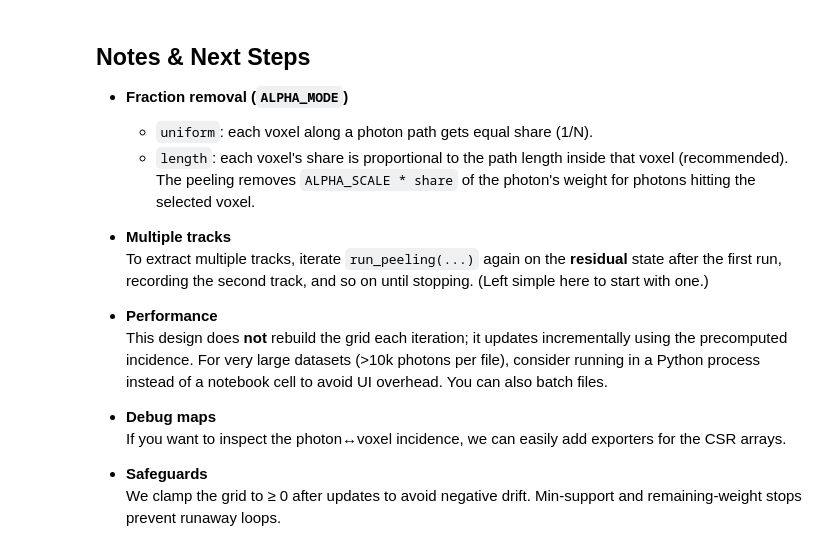
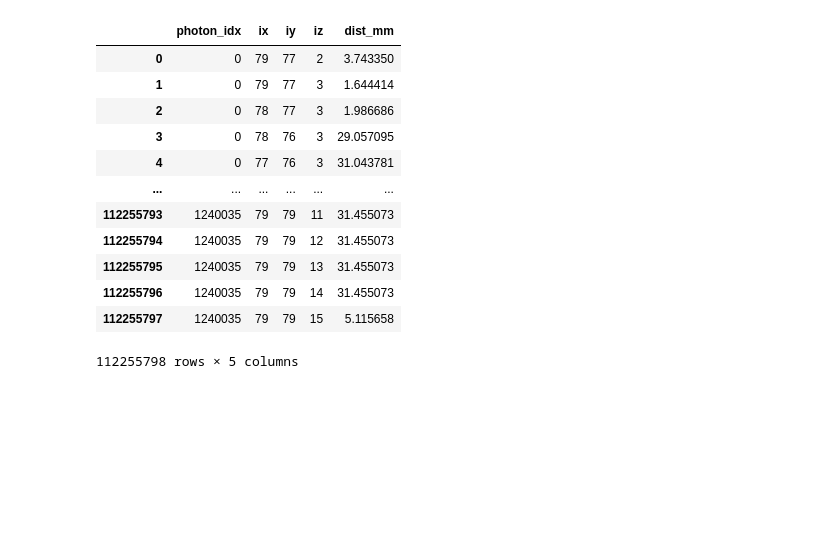
Before and after one commit to Noah-Everett/DSPS-Detector, a Jupyter notebook: analysis/trackAnalysis_noTime_greedy.ipynb, the cells around one changed output. Saved outputs shown, nothing was run; the diff lists cells and outputs as text; code cells hidden in the pictures; blank space fills up the shorter version.

Commit message:
Implement code changes to enhance functionality and improve performance

```diff
--- a/analysis/trackAnalysis_noTime_greedy.ipynb
+++ b/analysis/trackAnalysis_noTime_greedy.ipynb
@@ -778,24 +0,0 @@ if len(files) > 0 and 'resA' in globals() and resA is not None:
-# %% [markdown]
-
-## Notes & Next Steps
-
-- **Fraction removal (`ALPHA_MODE`)**
-  - `uniform`: each voxel along a photon path gets equal share (1/N).
-  - `length`: each voxel's share is proportional to the path length inside that voxel (recommended).
-  The peeling removes `ALPHA_SCALE * share` of the photon's weight for photons hitting the selected voxel.
-
-- **Multiple tracks**
-  To extract multiple tracks, iterate `run_peeling(...)` again on the **residual** state after the first run,
-  recording the second track, and so on until stopping. (Left simple here to start with one.)
-
-- **Performance**
-  This design does **not** rebuild the grid each iteration; it updates incrementally using the
-  precomputed incidence. For very large datasets (>10k photons per file), consider running in a
-  Python process instead of a notebook cell to avoid UI overhead. You can also batch files.
-
-- **Debug maps**
-  If you want to inspect the photon↔voxel incidence, we can easily add exporters for the CSR arrays.
-
-- **Safeguards**
-  We clamp the grid to ≥ 0 after updates to avoid negative drift. Min-support and remaining-weight
-  stops prevent runaway loops.
@@ -801,0 +10,46 @@ if len(files) > 0 and 'resA' in globals() and resA is not None:
+# %%
+import pandas as pd
+import h5py
+
+filePath_voxels = '/Users/noah-everett/Documents_non-iCloud/dsps/greedyGrids/NEW_voxel_paths_0.parquet'
+filePath_true   = '/Users/noah-everett/Documents_non-iCloud/dsps/mldata/trainData_6/0.h5'
+
+df = pd.read_parquet(filePath_voxels)
+
+with h5py.File(filePath_true, 'r') as f:
+    # Load the true paths from the HDF5 file
+    true = f['y'][:]
+true = true[:,:,:]
+# %%
+# print(df.head())
+#      file_id  photon_idx  ix  iy  iz    dist_mm
+# 0  DF_hits_0           0  79  77   2   3.743350
+# 1  DF_hits_0           0  79  77   3   1.644414
+# 2  DF_hits_0           0  78  77   3   1.986686
+# 3  DF_hits_0           0  78  76   3  29.057095
+# 4  DF_hits_0           0  77  76   3  31.043781
+
+df = df.drop(columns=['file_id'])
+# print(df.head())
+#    photon_idx  ix  iy  iz    dist_mm
+# 0           0  79  77   2   3.743350
+# 1           0  79  77   3   1.644414
+# 2           0  78  77   3   1.986686
+# 3           0  78  76   3  29.057095
+# 4           0  77  76   3  31.043781
+
+df
+# %% [output]
+|  | photon_idx | ix | iy | iz | dist_mm |
+| 0 | 0 | 79 | 77 | 2 | 3.743350 |
+| 1 | 0 | 79 | 77 | 3 | 1.644414 |
+| 2 | 0 | 78 | 77 | 3 | 1.986686 |
+| 3 | 0 | 78 | 76 | 3 | 29.057095 |
+| 4 | 0 | 77 | 76 | 3 | 31.043781 |
+| ... | ... | ... | ... | ... | ... |
+| 112255793 | 1240035 | 79 | 79 | 11 | 31.455073 |
+| 112255794 | 1240035 | 79 | 79 | 12 | 31.455073 |
+| 112255795 | 1240035 | 79 | 79 | 13 | 31.455073 |
+| 112255796 | 1240035 | 79 | 79 | 14 | 31.455073 |
+| 112255797 | 1240035 | 79 | 79 | 15 | 5.115658 |
+112255798 rows × 5 columns
```
Also changed, not shown: parts of 19 cells of this notebook.
